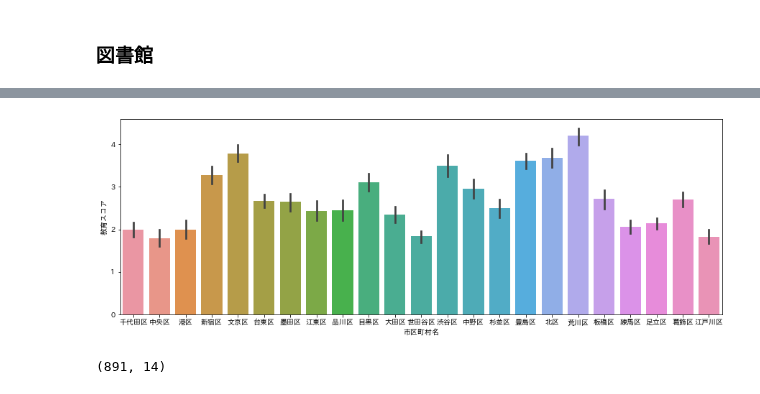
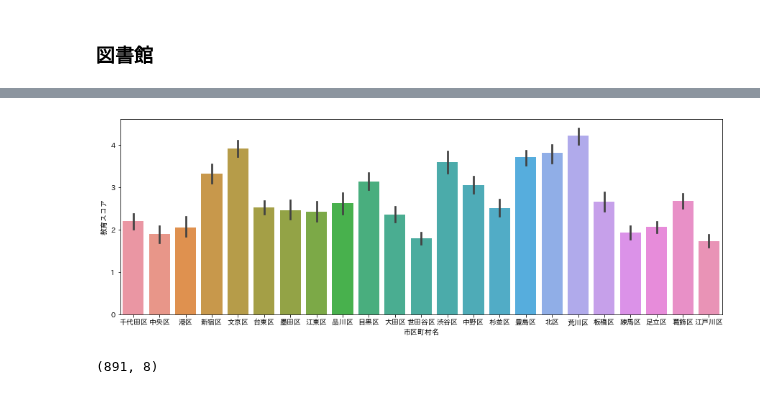
Before and after one commit to z-guard/analysis, a Jupyter notebook: notebooks/education_score.ipynb, the cells around one changed output, grey strips where cells are left out. Cells and saved outputs as stored; diff of their text form; code cells hidden in the pictures.

Commit message:
Update: public_school, library

```diff
--- a/notebooks/education_score.ipynb
+++ b/notebooks/education_score.ipynb
@@ -214,8 +119,3 @@ def rank_score(sr_data):
         pre_level = level
 
     return result
-# %%
-for key, value in feature_list.items():
-    df_pop_master[f'{key}レベル'] = normalize_score(df_pop_master[key], high=value['high'], outlier=value['outlier'])
-    sns.histplot(df_pop_master[f'{key}レベル'], bins=20)
-    plt.show()
@@ -229,0 +124,8 @@ for key, value in feature_list.items():
+# %%
+df_score = pd.concat([
+    df_pop_master,
+    df_school_score,
+    df_library_score
+], axis=1)
+print(df_score.shape)
+assert len(df_score) == len(df_pop_master)
@@ -229,0 +146,6 @@ for key, value in feature_list.items():
+# %%
+feature_list = {
+    '_小学校スコア': {'high': True, 'outlier': False, 'weight': 1},
+    '_中学校スコア': {'high': True, 'outlier': False, 'weight': 1},
+    '_図書館スコア': {'high': True, 'outlier': False, 'weight': 1},
+}
@@ -230,8 +160,13 @@ for key, value in feature_list.items():
 # %%
 score_list = []
 for key, value in feature_list.items():
-    score_list.append(df_pop_master[f'{key}レベル'] * value['weight'])
+    score_list.append(df_score[key] * value['weight'])
 
 score_sub_name = '_' + score_name
-df_pop_master[score_sub_name] = normalize_score(pd.concat(score_list, axis=1).sum(axis=1, skipna=False), outlier=False)
-df_pop_master[score_name] = rank_score(df_pop_master[score_sub_name])
+df_score[score_sub_name] = normalize_score(pd.concat(score_list, axis=1).sum(axis=1, skipna=False), outlier=False)
+df_score[score_name] = rank_score(df_score[score_sub_name])
+
+score_list = [score_sub_name, score_name]
+for _score in score_list:
+    sns.histplot(df_score[_score], bins=20)
+    plt.show()
@@ -252,18 +180,18 @@ df_pop_master[
 # %%
 plt.figure(figsize=(15, 5))
-sns.barplot(x='市区町村名', y=score_name, data=df_pop_master)
+sns.barplot(x='市区町村名', y=score_name, data=df_score)
 plt.show()
 # %% [output]
-[figure, old version]
+[figure, new version]
 # %%
-df_level = df_pop_master.copy()
+df_level = df_score.copy()
 df_level['rank'] = df_level.groupby('町名')[score_name].transform('rank', ascending=False)
 df_level = df_level[df_level['rank'] == 1].sort_values(score_name, ascending=False)[
-    ['市区町村名', '町名', '町丁目'] + [score_name, score_sub_name] + list(feature_list.keys()) + ['最寄りの小学校', '最寄りの中学校']
+    ['市区町村名', '町名', '町丁目'] + score_list + list(feature_list.keys())
 ].reset_index(drop=True)
 print(df_level.shape)
 # %% [output]
-(891, 14)
+(891, 8)
 # %%
 df_level.head(20)
 # %% [output]
```
Also changed, not shown: parts of 31 cells of this notebook.
